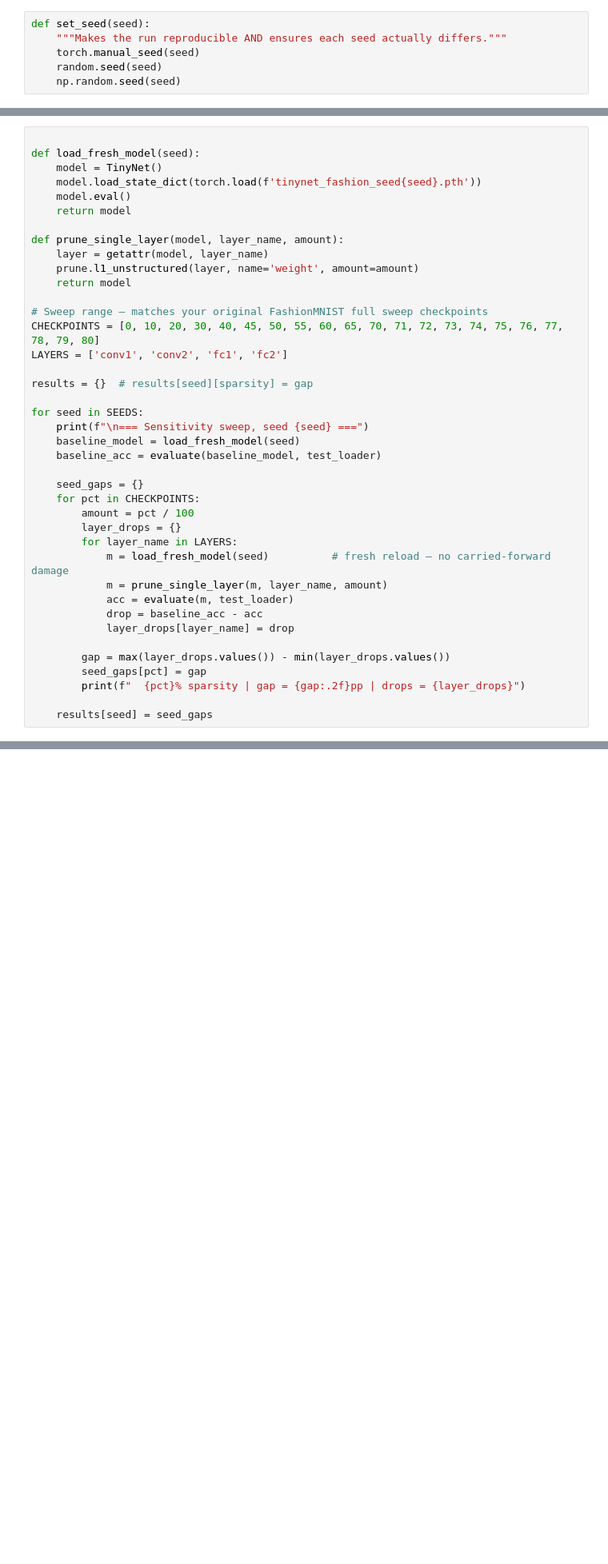
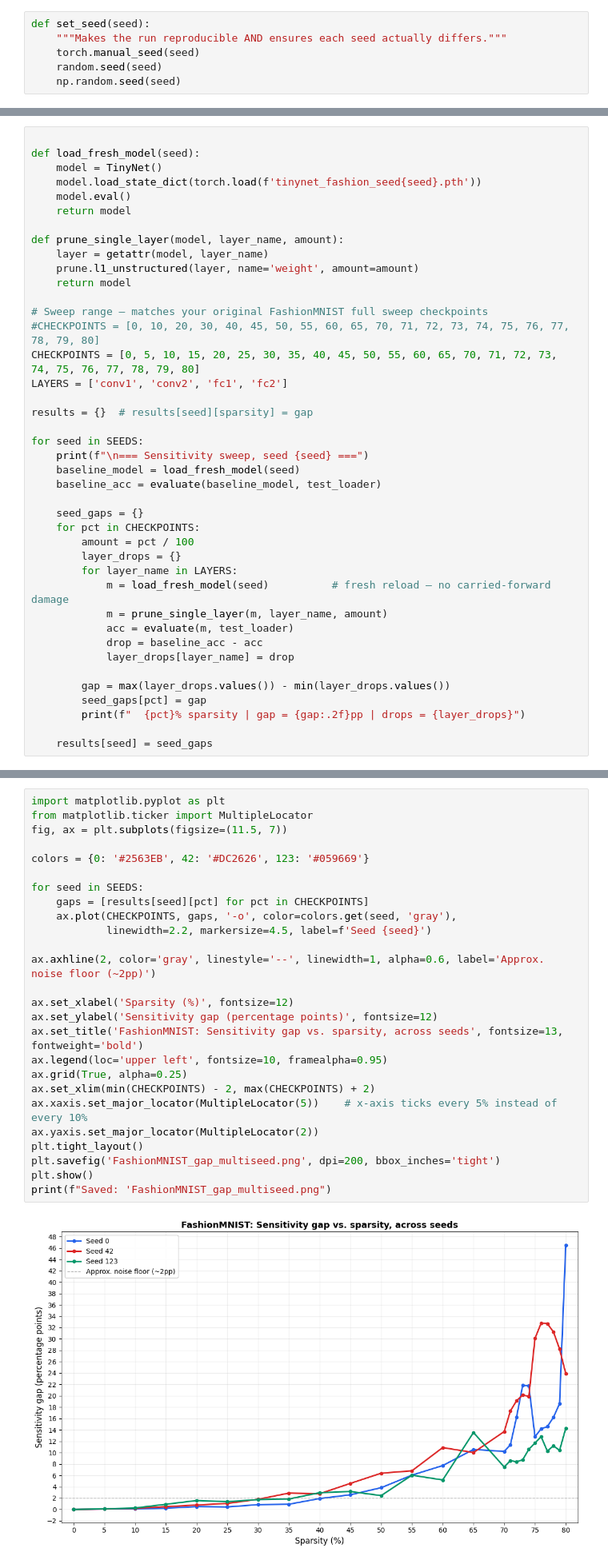
Before and after one commit to HafsaParker/tinyml-pruning-study, a Jupyter notebook: 06_FashionMNIST_multiseed.ipynb, the cells around one changed output, grey strips where cells are left out. Shown at 80% size. Cells and saved outputs as stored; diff of their text form; blank space fills up the shorter version.

```diff
--- a/06_FashionMNIST_multiseed.ipynb
+++ b/06_FashionMNIST_multiseed.ipynb
@@ -112,7 +119,8 @@ def prune_single_layer(model, layer_name, amount):
     return model
 
 # Sweep range — matches your original FashionMNIST full sweep checkpoints
-CHECKPOINTS = [0, 10, 20, 30, 40, 45, 50, 55, 60, 65, 70, 71, 72, 73, 74, 75, 76, 77, 78, 79, 80]
+#CHECKPOINTS = [0, 10, 20, 30, 40, 45, 50, 55, 60, 65, 70, 71, 72, 73, 74, 75, 76, 77, 78, 79, 80]
+CHECKPOINTS = [0, 5, 10, 15, 20, 25, 30, 35, 40, 45, 50, 55, 60, 65, 70, 71, 72, 73, 74, 75, 76, 77, 78, 79, 80]
 LAYERS = ['conv1', 'conv2', 'fc1', 'fc2']
 
 results = {}  # results[seed][sparsity] = gap
@@ -192,3 +251,31 @@ print("\nSaved: fashionmnist_multiseed_results.json")
        80%       46.52       23.92       14.29
 
 Saved: fashionmnist_multiseed_results.json
+# %%
+import matplotlib.pyplot as plt
+from matplotlib.ticker import MultipleLocator
+fig, ax = plt.subplots(figsize=(11.5, 7))
+
+colors = {0: '#2563EB', 42: '#DC2626', 123: '#059669'}
+
+for seed in SEEDS:
+    gaps = [results[seed][pct] for pct in CHECKPOINTS]
+    ax.plot(CHECKPOINTS, gaps, '-o', color=colors.get(seed, 'gray'),
+            linewidth=2.2, markersize=4.5, label=f'Seed {seed}')
+
+ax.axhline(2, color='gray', linestyle='--', linewidth=1, alpha=0.6, label='Approx. noise floor (~2pp)')
+
+ax.set_xlabel('Sparsity (%)', fontsize=12)
+ax.set_ylabel('Sensitivity gap (percentage points)', fontsize=12)
+ax.set_title('FashionMNIST: Sensitivity gap vs. sparsity, across seeds', fontsize=13, fontweight='bold')
+ax.legend(loc='upper left', fontsize=10, framealpha=0.95)
+ax.grid(True, alpha=0.25)
+ax.set_xlim(min(CHECKPOINTS) - 2, max(CHECKPOINTS) + 2)
+ax.xaxis.set_major_locator(MultipleLocator(5))    # x-axis ticks every 5% instead of every 10%
+ax.yaxis.set_major_locator(MultipleLocator(2))
+plt.tight_layout()
+plt.savefig('FashionMNIST_gap_multiseed.png', dpi=200, bbox_inches='tight')
+plt.show()
+print(f"Saved: 'FashionMNIST_gap_multiseed.png")
+# %% [output]
+[figure, added]
```
Also changed, not shown: parts of 12 cells of this notebook, 1 other file.
